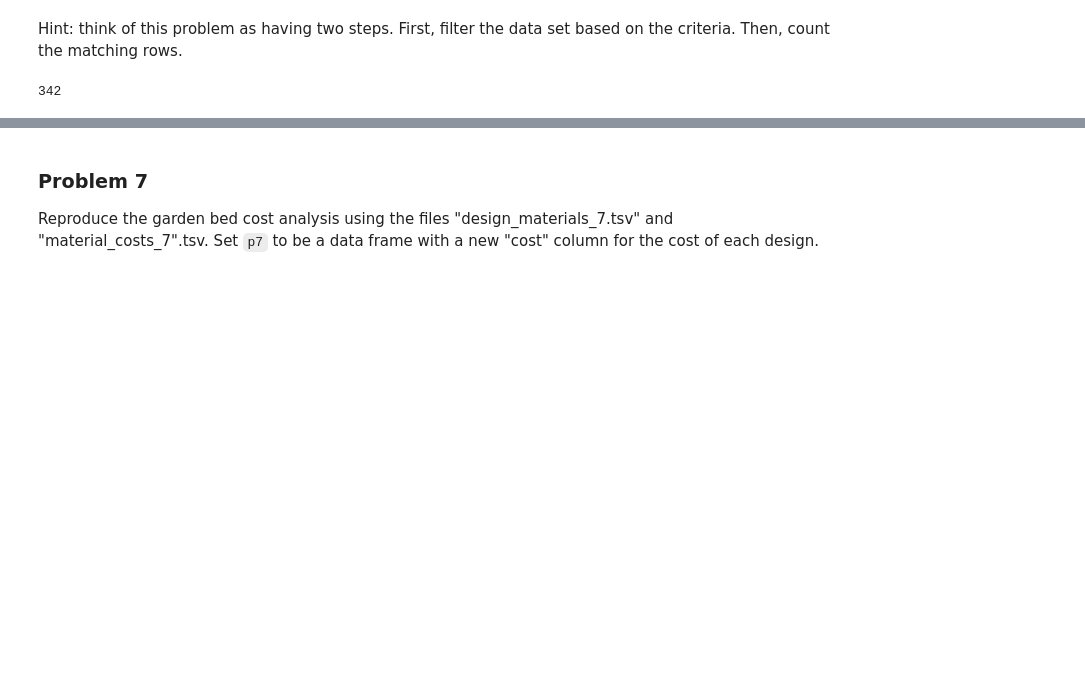
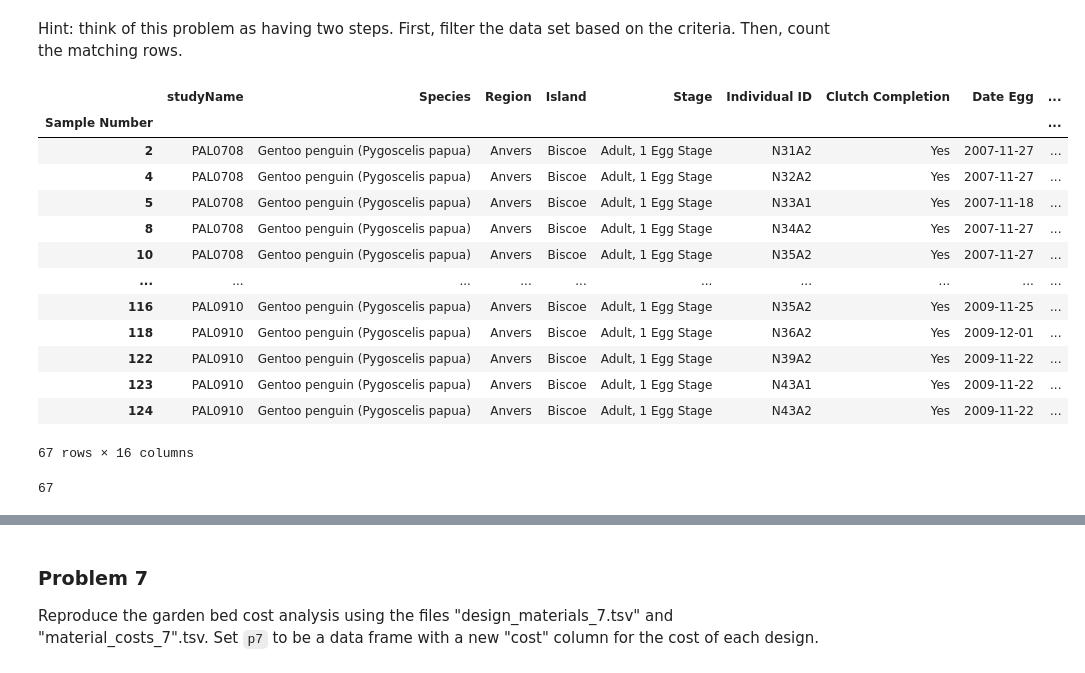
Before and after one commit to Haleymussary00/dx602-homework-09, a Jupyter notebook: homework.ipynb, the cells around one changed output, grey strips where cells are left out. Saved outputs shown, nothing was run; the diff lists cells and outputs as text; code cells hidden in the pictures; blank space fills up the shorter version.

```diff
--- a/homework.ipynb
+++ b/homework.ipynb
@@ -215,11 +213,28 @@ p5
 Set `p6` to be the number of penguins in the Palmer Penguins data set with body mass at least 5 kilograms.
 # %% [markdown]
 Hint: think of this problem as having two steps. First, filter the data set based on the criteria. Then, count the matching rows.
+# %%
+penguins.query("`Body Mass (g)` >= 5000")
+# %% [output]
+|  | studyName | Species | Region | Island | Stage | Individual ID | Clutch Completion | Date Egg | ... |
+| Sample Number |  |  |  |  |  |  |  |  | ... |
+| 2 | PAL0708 | Gentoo penguin (Pygoscelis papua) | Anvers | Biscoe | Adult, 1 Egg Stage | N31A2 | Yes | 2007-11-27 | ... |
+| 4 | PAL0708 | Gentoo penguin (Pygoscelis papua) | Anvers | Biscoe | Adult, 1 Egg Stage | N32A2 | Yes | 2007-11-27 | ... |
+| 5 | PAL0708 | Gentoo penguin (Pygoscelis papua) | Anvers | Biscoe | Adult, 1 Egg Stage | N33A1 | Yes | 2007-11-18 | ... |
+| 8 | PAL0708 | Gentoo penguin (Pygoscelis papua) | Anvers | Biscoe | Adult, 1 Egg Stage | N34A2 | Yes | 2007-11-27 | ... |
+| 10 | PAL0708 | Gentoo penguin (Pygoscelis papua) | Anvers | Biscoe | Adult, 1 Egg Stage | N35A2 | Yes | 2007-11-27 | ... |
+| ... | ... | ... | ... | ... | ... | ... | ... | ... | ... |
+| 116 | PAL0910 | Gentoo penguin (Pygoscelis papua) | Anvers | Biscoe | Adult, 1 Egg Stage | N35A2 | Yes | 2009-11-25 | ... |
+| 118 | PAL0910 | Gentoo penguin (Pygoscelis papua) | Anvers | Biscoe | Adult, 1 Egg Stage | N36A2 | Yes | 2009-12-01 | ... |
+| 122 | PAL0910 | Gentoo penguin (Pygoscelis papua) | Anvers | Biscoe | Adult, 1 Egg Stage | N39A2 | Yes | 2009-11-22 | ... |
+| 123 | PAL0910 | Gentoo penguin (Pygoscelis papua) | Anvers | Biscoe | Adult, 1 Egg Stage | N43A1 | Yes | 2009-11-22 | ... |
+| 124 | PAL0910 | Gentoo penguin (Pygoscelis papua) | Anvers | Biscoe | Adult, 1 Egg Stage | N43A2 | Yes | 2009-11-22 | ... |
+67 rows × 16 columns
 # %%
-filtered_df = penguins.query("`Body Mass (g)` >= 5")
+filtered_df = penguins.query("`Body Mass (g)` >= 5000")
 len(filtered_df)
 # %% [output]
-342
+67
 # %%
 # YOUR CHANGES HERE
 
```
Also changed, not shown: parts of 6 cells of this notebook.
